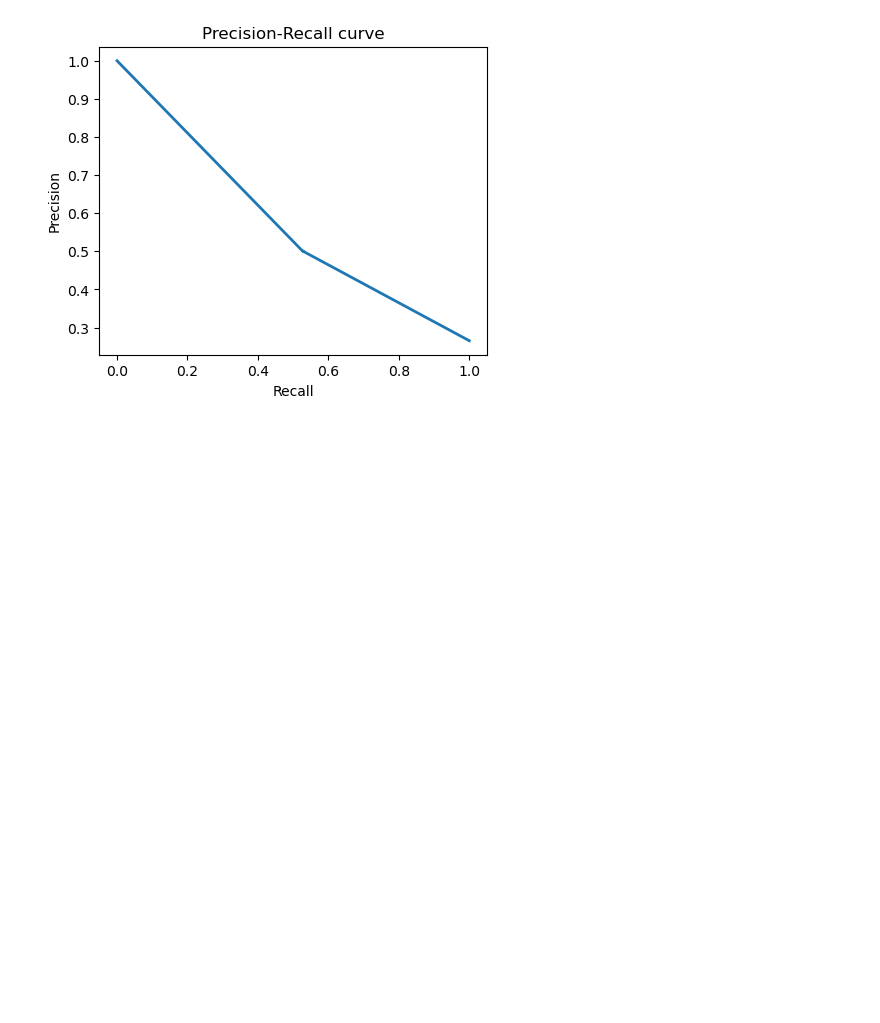
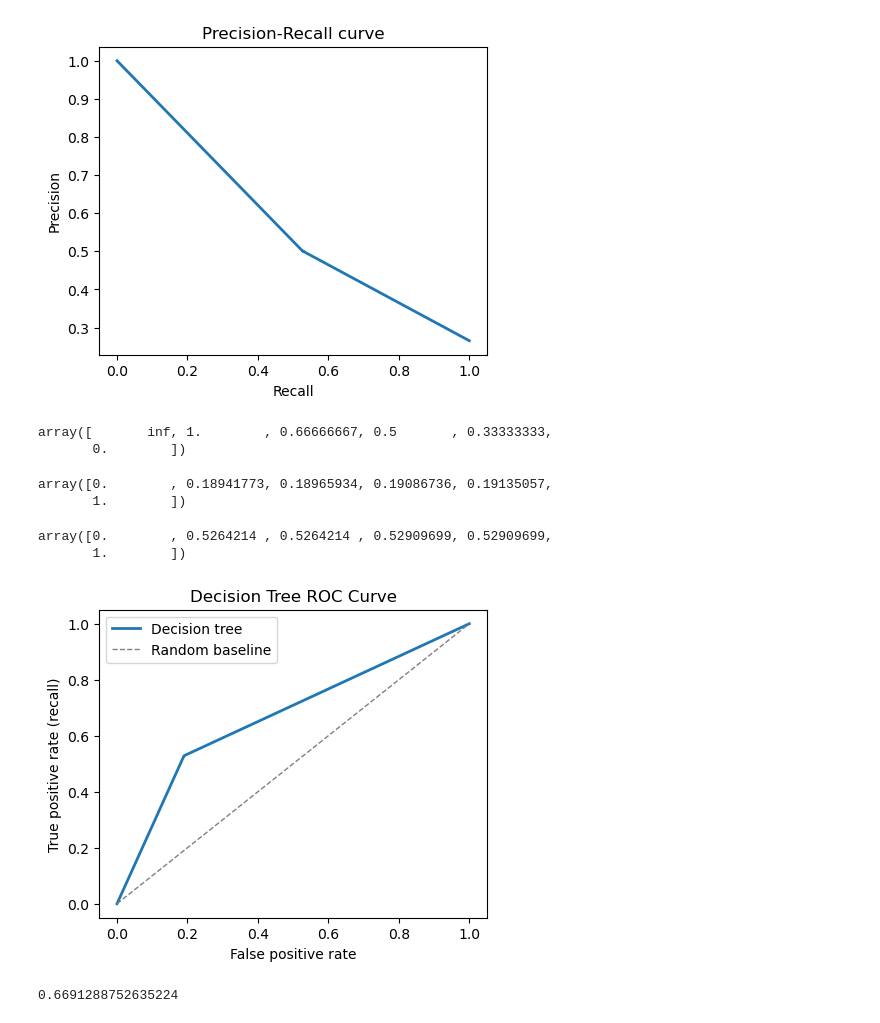
Before and after one commit to michal-ry/telco-churn-risk-scoring, a Jupyter notebook: notebooks/modeling/01_decision_tree.ipynb, the cells around one changed output. Cells and saved outputs as stored; diff of their text form; code cells hidden in the pictures; blank space fills up the shorter version.

```diff
--- a/notebooks/modeling/01_decision_tree.ipynb
+++ b/notebooks/modeling/01_decision_tree.ipynb
@@ -290,3 +292,58 @@ plt.ylabel('Precision')
 plt.show()
 # %% [output]
 [figure]
+# %%
+# Evaluate fals positive and true positive rate for ROC plot
+from sklearn.metrics import roc_curve
+
+fpr, tpr, roc_thresholds = roc_curve(
+    y_train_prep,
+    decision_tree_churn_proba,
+)
+# %%
+roc_thresholds
+# %% [output]
+array([       inf, 1.        , 0.66666667, 0.5       , 0.33333333,
+       0.        ])
+# %%
+fpr
+# %% [output]
+array([0.        , 0.18941773, 0.18965934, 0.19086736, 0.19135057,
+       1.        ])
+# %%
+tpr
+# %% [output]
+array([0.        , 0.5264214 , 0.5264214 , 0.52909699, 0.52909699,
+       1.        ])
+# %%
+plt.figure(figsize=(5, 4))
+# Plot the decision tree ROC curve
+plt.plot(
+    fpr,
+    tpr,
+    linewidth=2,
+    label='Decision tree',
+)
+# Add the random baseline
+plt.plot(
+    [0, 1],
+    [0, 1],
+    color='gray',
+    linestyle='--',
+    linewidth=1,
+    label='Random baseline',
+)
+plt.title('Decision Tree ROC Curve')
+plt.xlabel('False positive rate')
+plt.ylabel('True positive rate (recall)')
+plt.legend()
+plt.show()
+# %% [output]
+[figure, added]
+# %%
+# Calculate ROC AUC for the decision tree
+decision_tree_roc_auc_score = roc_auc_score(y_train_prep, decision_tree_churn_proba)
+
+decision_tree_roc_auc_score
+# %% [output]
+0.6691288752635224
```
Also changed, not shown: parts of 5 cells of this notebook.
